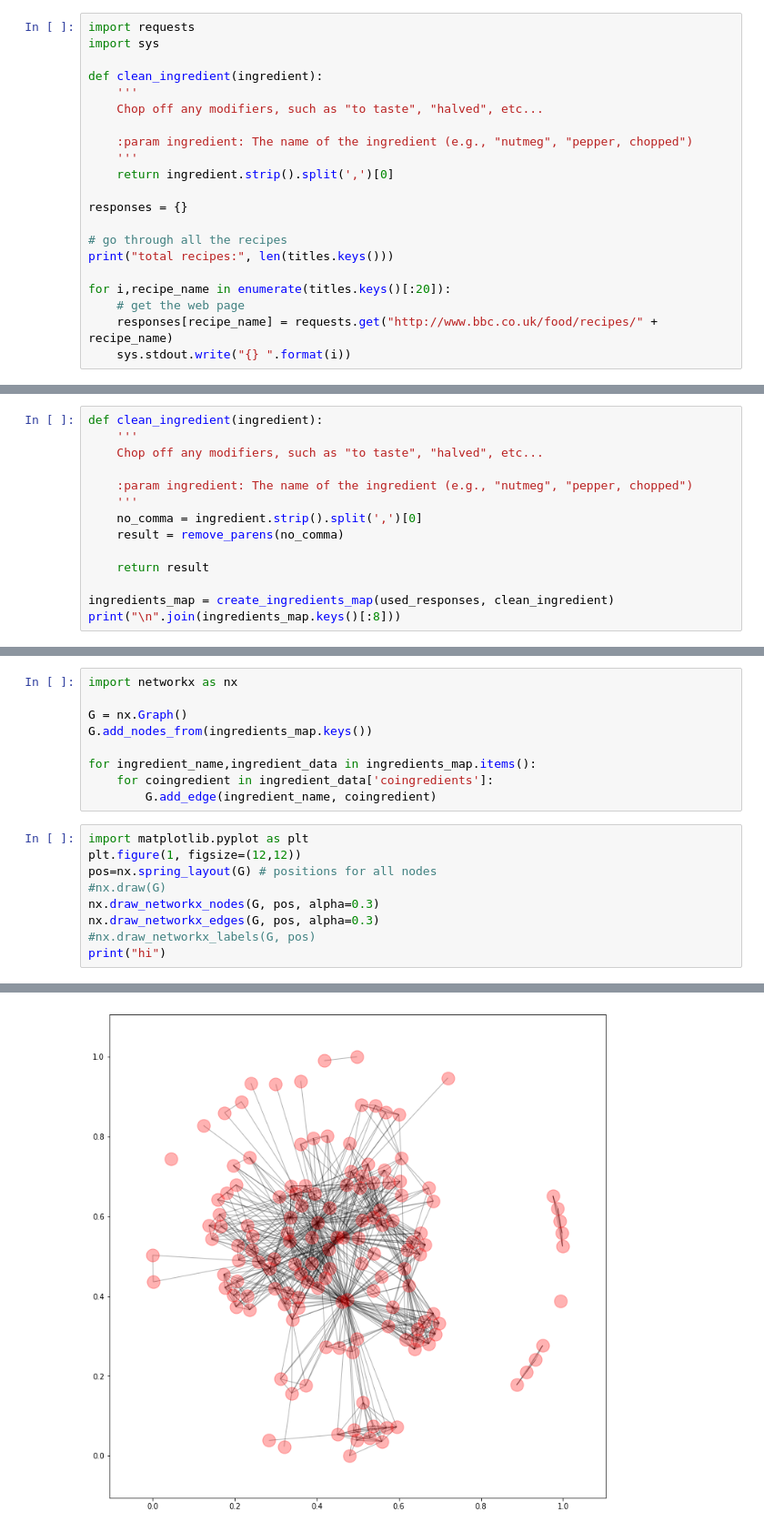
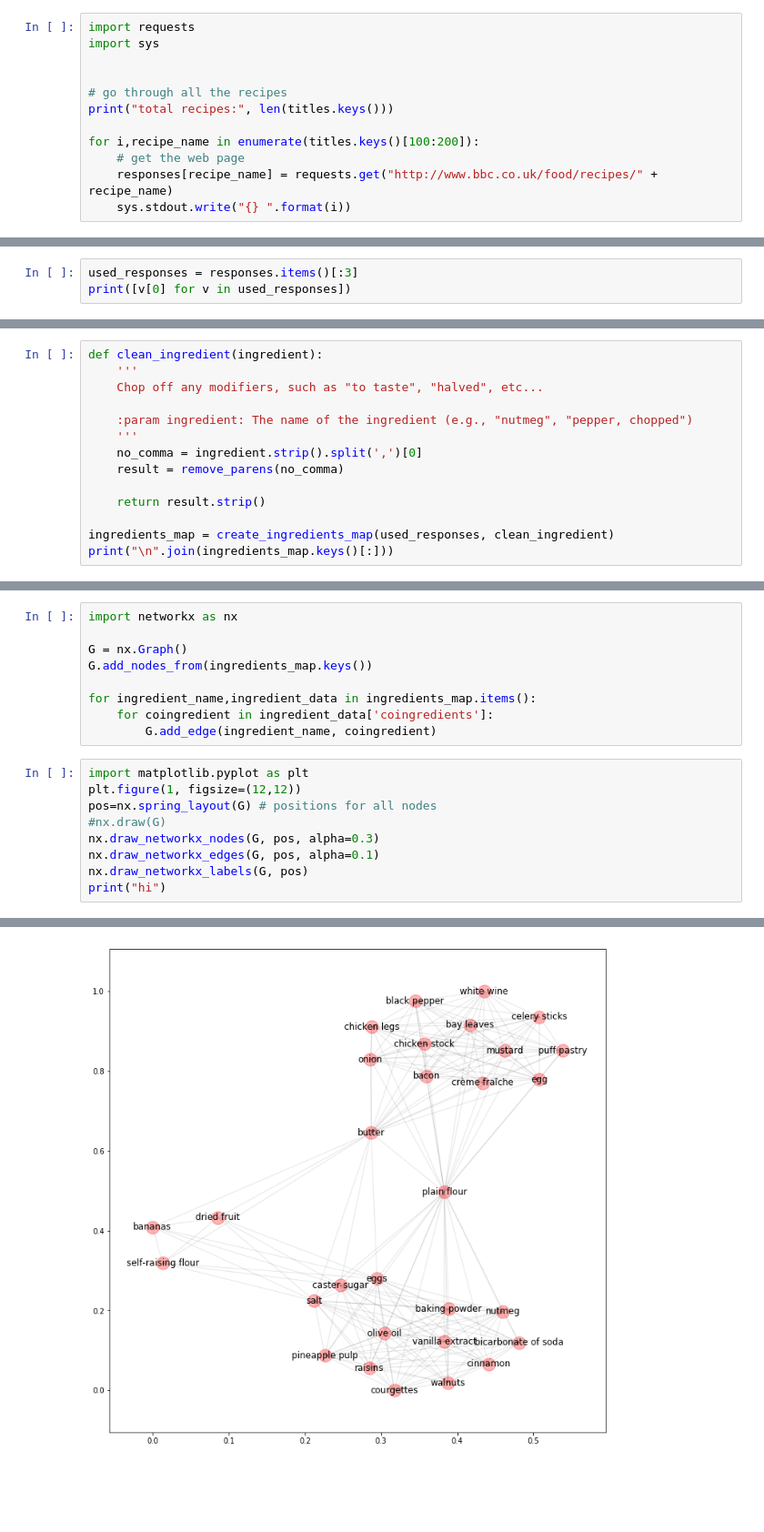
Before and after one commit to fagan2888/bmi706, a Jupyter notebook: network/Network recipe.ipynb, the cells around one changed output, grey strips where cells are left out. Shown at 91% size. Saved outputs shown, nothing was run; the diff lists cells and outputs as text; blank space fills up the shorter version.

```diff
--- a/network/Network recipe.ipynb
+++ b/network/Network recipe.ipynb
@@ -24,20 +42,11 @@ First we'll download a set of web pages containing different recipes. For now, w
 import requests
 import sys
 
-def clean_ingredient(ingredient):
-    '''
-    Chop off any modifiers, such as "to taste", "halved", etc...
-
-    :param ingredient: The name of the ingredient (e.g., "nutmeg", "pepper, chopped")
-    '''
-    return ingredient.strip().split(',')[0]
-
-responses = {}
 
 # go through all the recipes
 print("total recipes:", len(titles.keys()))
 
-for i,recipe_name in enumerate(titles.keys()[:20]):
+for i,recipe_name in enumerate(titles.keys()[100:200]):
     # get the web page
     responses[recipe_name] = requests.get("http://www.bbc.co.uk/food/recipes/" + recipe_name)
     sys.stdout.write("{} ".format(i))
@@ -100,0 +108,3 @@ used_responses = responses.items()[:20]
+# %%
+used_responses = responses.items()[:3]
+print([v[0] for v in used_responses])
@@ -148,8 +169,8 @@ def clean_ingredient(ingredient):
     no_comma = ingredient.strip().split(',')[0]
     result = remove_parens(no_comma)
 
-    return result
+    return result.strip()
 
 ingredients_map = create_ingredients_map(used_responses, clean_ingredient)
-print("\n".join(ingredients_map.keys()[:8]))
+print("\n".join(ingredients_map.keys()[:]))
 # %% [output]
@@ -173,12 +203,12 @@ for ingredient_name,ingredient_data in ingredients_map.items():
 # %%
 import matplotlib.pyplot as plt
 plt.figure(1, figsize=(12,12))
 pos=nx.spring_layout(G) # positions for all nodes
 #nx.draw(G)
 nx.draw_networkx_nodes(G, pos, alpha=0.3)
-nx.draw_networkx_edges(G, pos, alpha=0.3)
-#nx.draw_networkx_labels(G, pos)
+nx.draw_networkx_edges(G, pos, alpha=0.1)
+nx.draw_networkx_labels(G, pos)
 print("hi")
 # %% [output]
 hi
-[figure, old version]
+[figure, new version]
```
Also changed, not shown: parts of 28 cells of this notebook.
